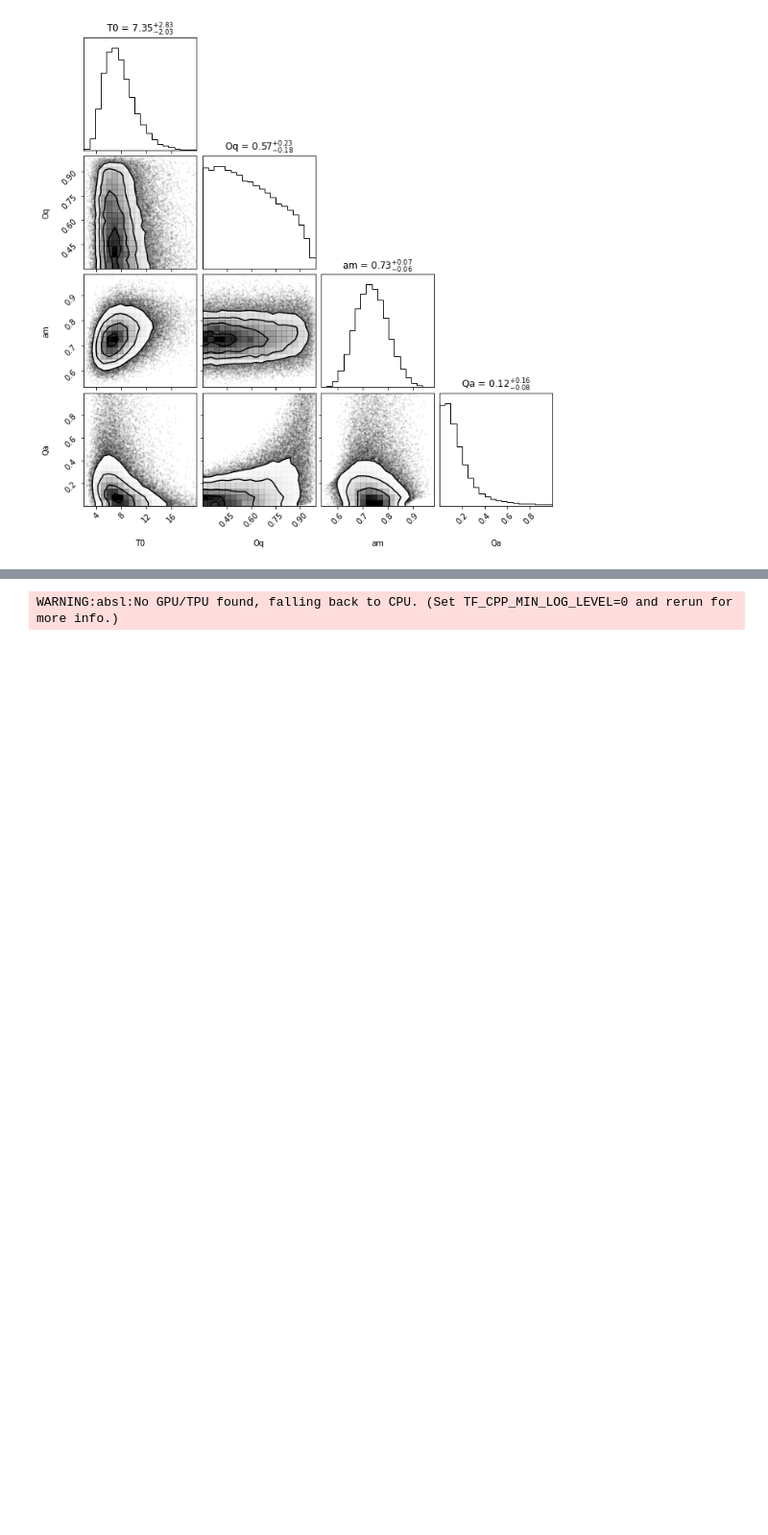
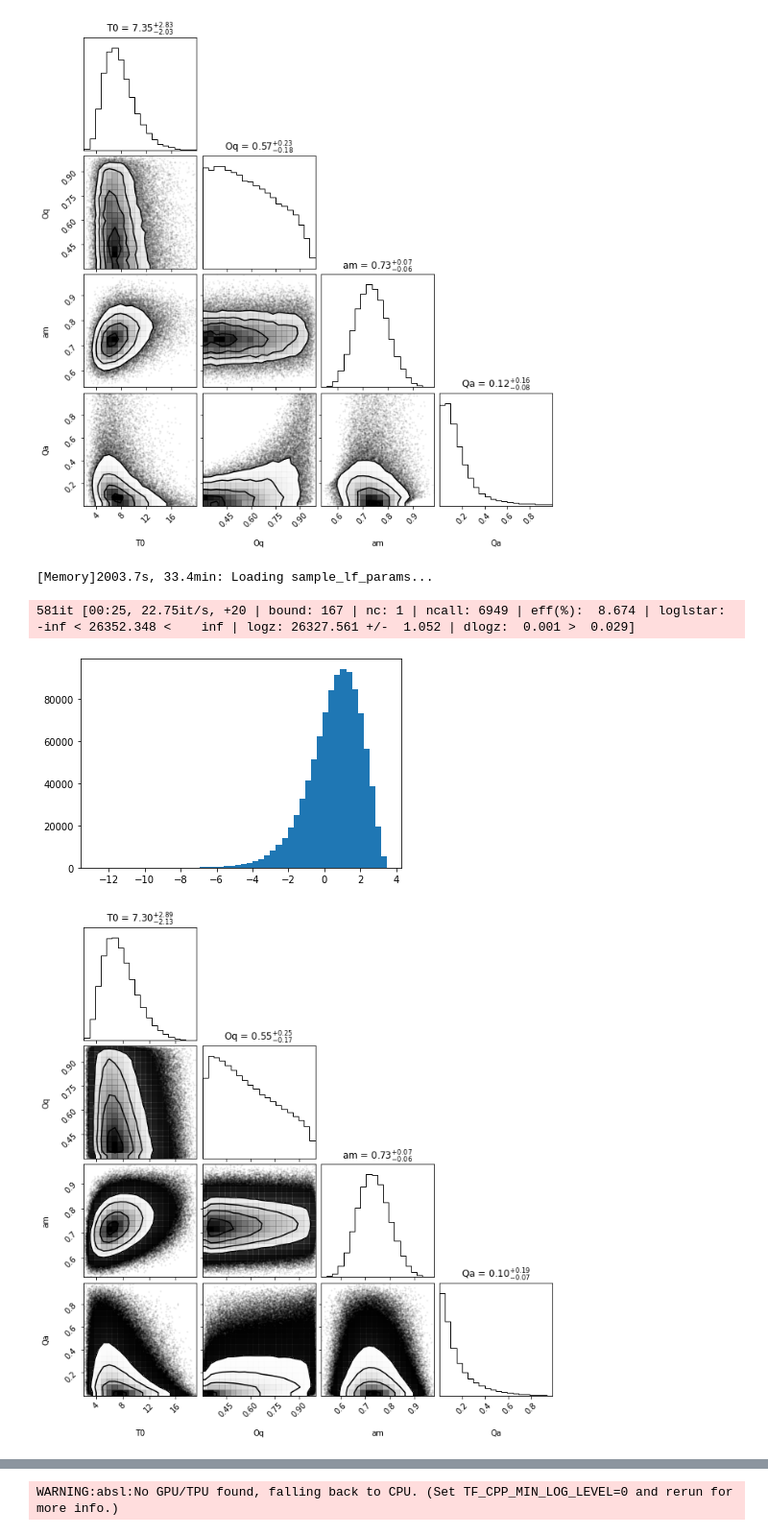
Before and after one commit to mvsoom/thesis-py, a Jupyter notebook: dgf/prior/lf.ipynb, the cells around one changed output, grey strips where cells are left out. Shown at 96% size. Drawn from its saved outputs; the diff is of its cells as text; code cells hidden in the pictures; blank space fills up the shorter version.

Commit message:
Finish first working nonlinear whitening prior

```diff
--- a/dgf/prior/lf.ipynb
+++ b/dgf/prior/lf.ipynb
@@ -99,3 +99,21 @@ fig = corner.corner(
 )
 # %% [output]
 [figure]
+# %%
+prior = lf.lf_generic_prior()
+# %% [output]
+[Memory]2003.7s, 33.4min: Loading sample_lf_params...
+581it [00:25, 22.75it/s, +20 | bound: 167 | nc: 1 | ncall: 6949 | eff(%):  8.674 | loglstar:   -inf < 26352.348 <    inf | logz: 26327.561 +/-  1.052 | dlogz:  0.001 >  0.029]
+# %%
+theta, theta_lp = prior.experimental_sample_and_log_prob(1000000, seed=jax.random.PRNGKey(10))
+# %%
+hist(np.array(theta_lp),bins=50);
+fig = corner.corner(
+    np.array(theta),
+    labels=constants.LF_GENERIC_PARAMS,
+    show_titles=True,
+    smooth=.2
+)
+# %% [output]
+[figure, added]
+[figure, added]
```
Also changed, not shown: parts of 3 cells of this notebook, 6 other files.
